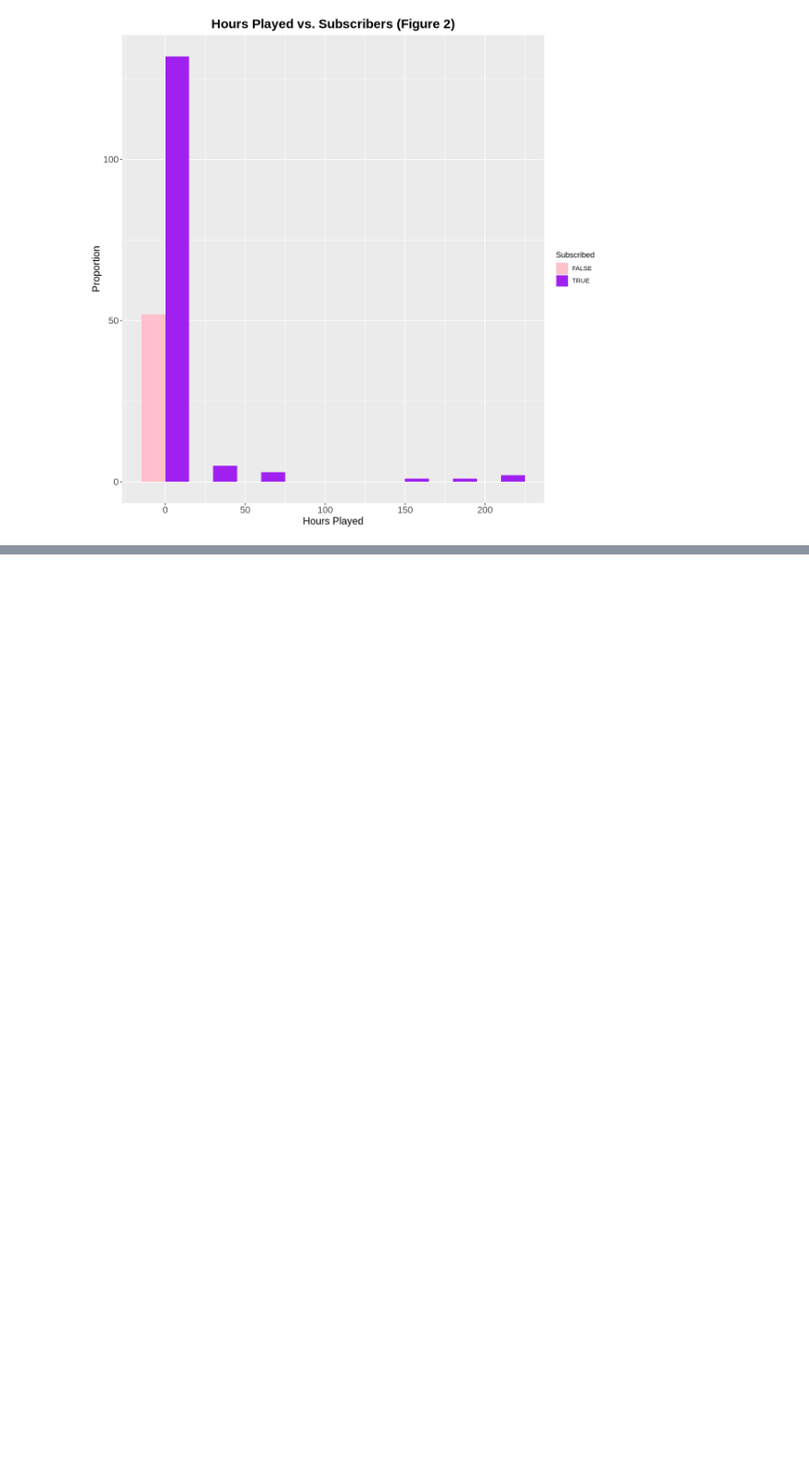
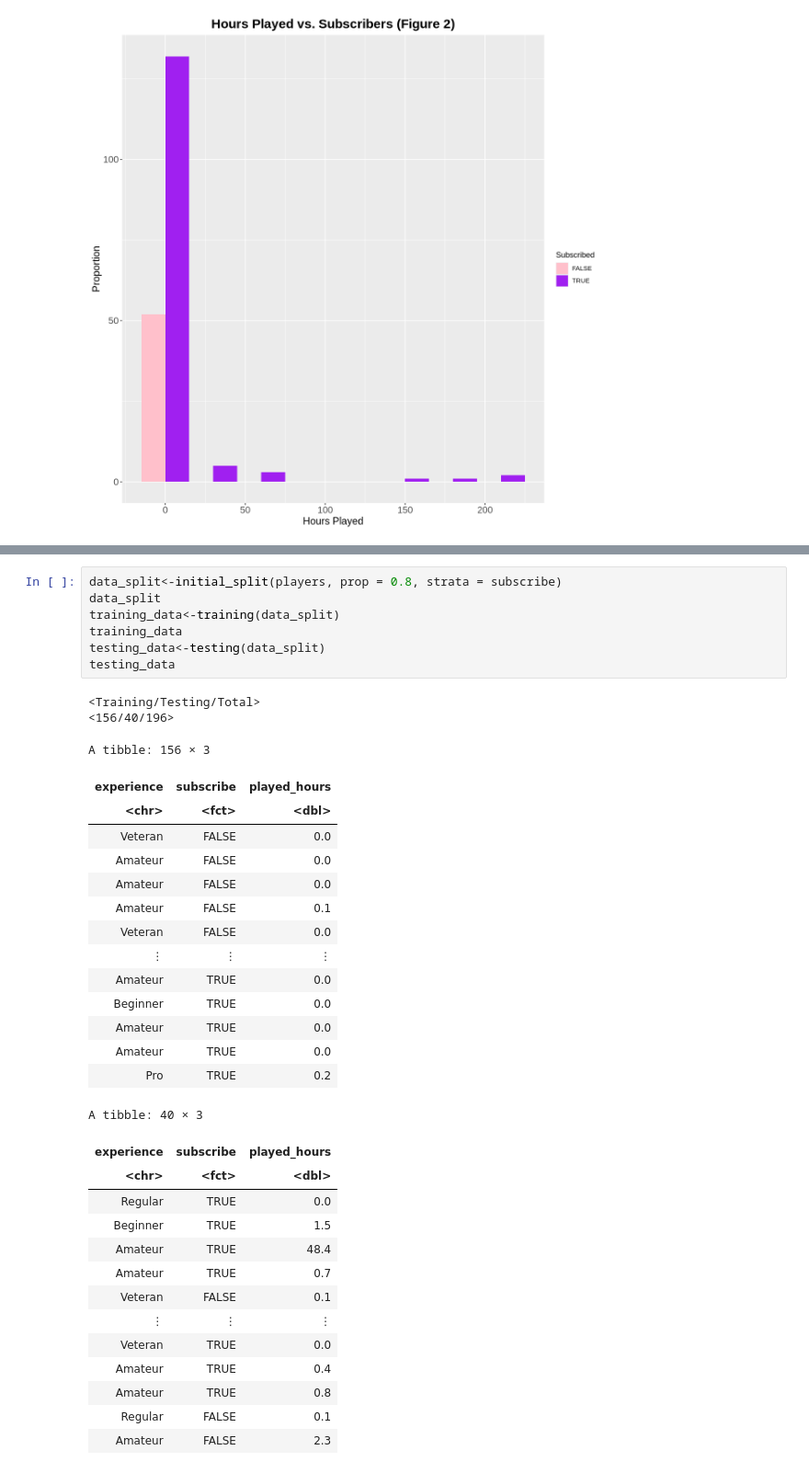
Before and after one commit to haileynelson05/dsci-minecraft-project, a Jupyter notebook: Minecraftproject.ipynb, the cells around one changed output, grey strips where cells are left out. Shown: that part at 92% size. Saved outputs shown, nothing was run; the diff lists cells and outputs as text; blank space fills up the shorter version.

Commit message:
Split data into training and testing

```diff
--- a/Minecraftproject.ipynb
+++ b/Minecraftproject.ipynb
@@ -99,0 +118,38 @@ hours_played_plot
+# %%
+data_split<-initial_split(players, prop = 0.8, strata = subscribe)
+data_split
+training_data<-training(data_split)
+training_data
+testing_data<-testing(data_split)
+testing_data
+# %% [output]
+<Training/Testing/Total>
+<156/40/196>
+A tibble: 156 × 3
+| experience | subscribe | played_hours |
+| <chr> | <fct> | <dbl> |
+| Veteran | FALSE | 0.0 |
+| Amateur | FALSE | 0.0 |
+| Amateur | FALSE | 0.0 |
+| Amateur | FALSE | 0.1 |
+| Veteran | FALSE | 0.0 |
+| ⋮ | ⋮ | ⋮ |
+| Amateur | TRUE | 0.0 |
+| Beginner | TRUE | 0.0 |
+| Amateur | TRUE | 0.0 |
+| Amateur | TRUE | 0.0 |
+| Pro | TRUE | 0.2 |
+A tibble: 40 × 3
+| experience | subscribe | played_hours |
+| <chr> | <fct> | <dbl> |
+| Regular | TRUE | 0.0 |
+| Beginner | TRUE | 1.5 |
+| Amateur | TRUE | 48.4 |
+| Amateur | TRUE | 0.7 |
+| Veteran | FALSE | 0.1 |
+| ⋮ | ⋮ | ⋮ |
+| Veteran | TRUE | 0.0 |
+| Amateur | TRUE | 0.4 |
+| Amateur | TRUE | 0.8 |
+| Regular | FALSE | 0.1 |
+| Amateur | FALSE | 2.3 |
```
Also changed, not shown: parts of 3 cells of this notebook.
